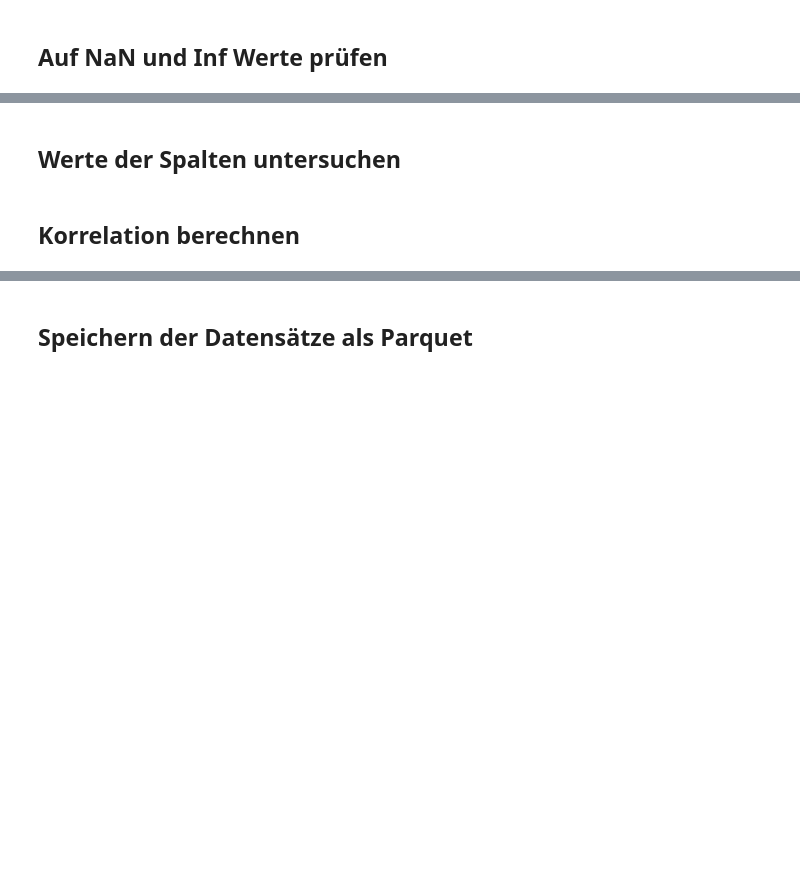
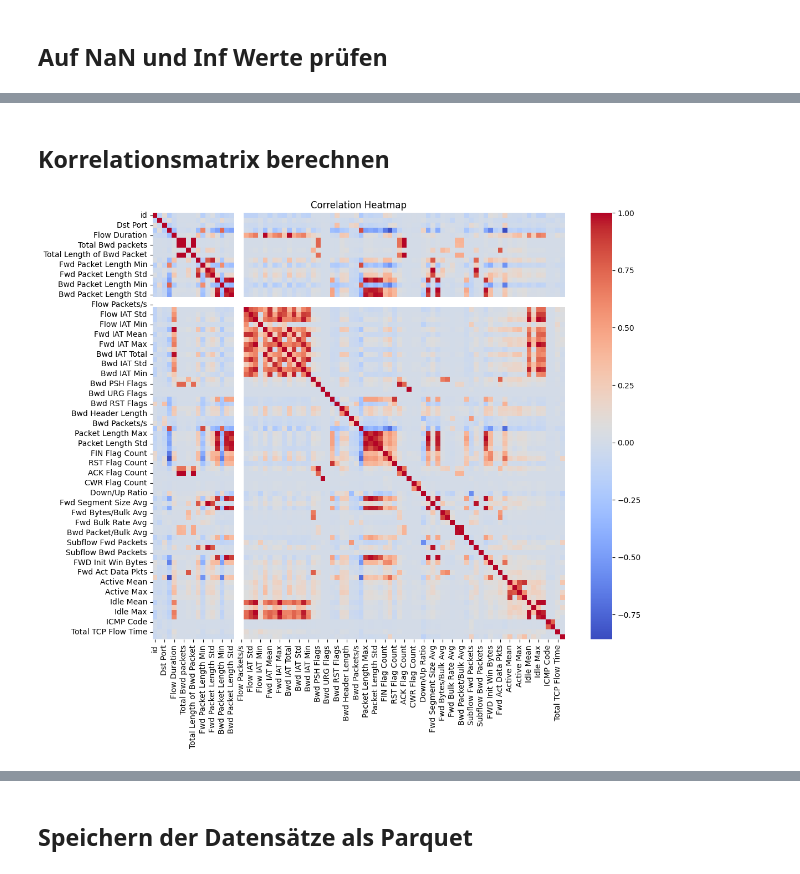
Before and after one commit to micael92/ML-NIDS, a Jupyter notebook: 02_Datenvorbereitung_improved_ds/20_investigation.ipynb, the cells around one changed output, grey strips where cells are left out. Cells and saved outputs as stored; diff of their text form; code cells hidden in the pictures; blank space fills up the shorter version.

Commit message:
feature selection und preprocessing Anpassungen

```diff
--- a/02_Datenvorbereitung_improved_ds/20_investigation.ipynb
+++ b/02_Datenvorbereitung_improved_ds/20_investigation.ipynb
@@ -170,2 +285,0 @@ check_nan_and_inf_in_dask_dataframe(ddf_ids18)
-# %% [markdown]
-## Werte der Spalten untersuchen
@@ -190,16 +286,17 @@ inspect_column_values(ddf_ids17)
 # %% [markdown]
-## Korrelation berechnen
+## Korrelationsmatrix berechnen
 # %%
 # Berechnung
-correlation_matrix = ddf_ids17.corr().compute()
-print(correlation_matrix)
-import matplotlib.pyplot as plt
-import seaborn as sns
+numeric_ddf_ids17 = ddf_ids17.select_dtypes(include=[np.number])
+correlation_matrix_ids17 = numeric_ddf_ids17.corr().compute()
+#print(correlation_matrix)
 
 # Visualisierung
 plt.figure(figsize=(12, 10))
-sns.heatmap(correlation_matrix, annot=False, cmap='coolwarm')
+sns.heatmap(correlation_matrix_ids17, annot=False, cmap='coolwarm')
 plt.title('Correlation Heatmap')
 plt.show()
+# %% [output]
+[figure, added]
 # %%
 # Berechnung
```
Also changed, not shown: parts of 25 cells of this notebook, 5 other files.
